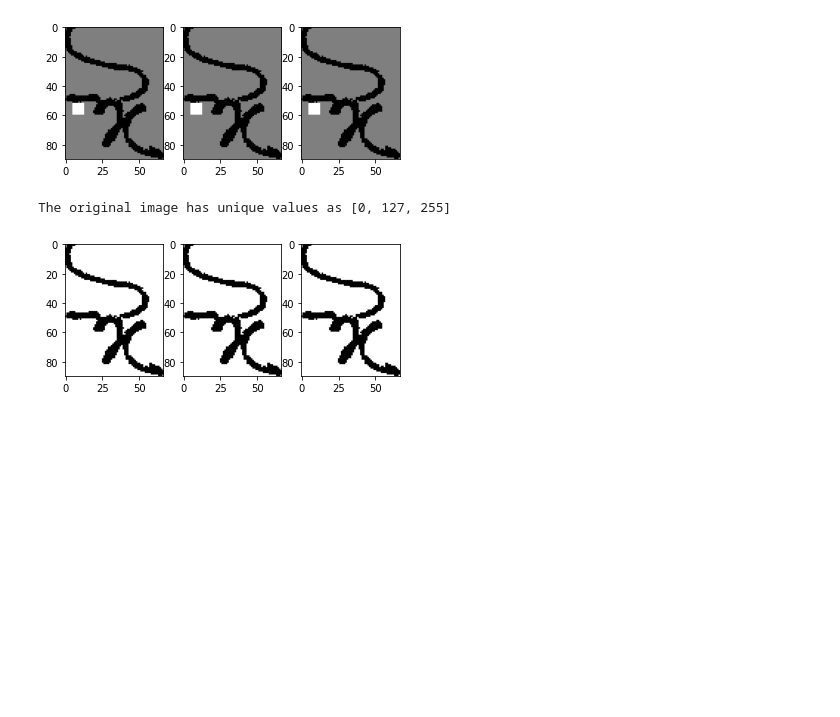
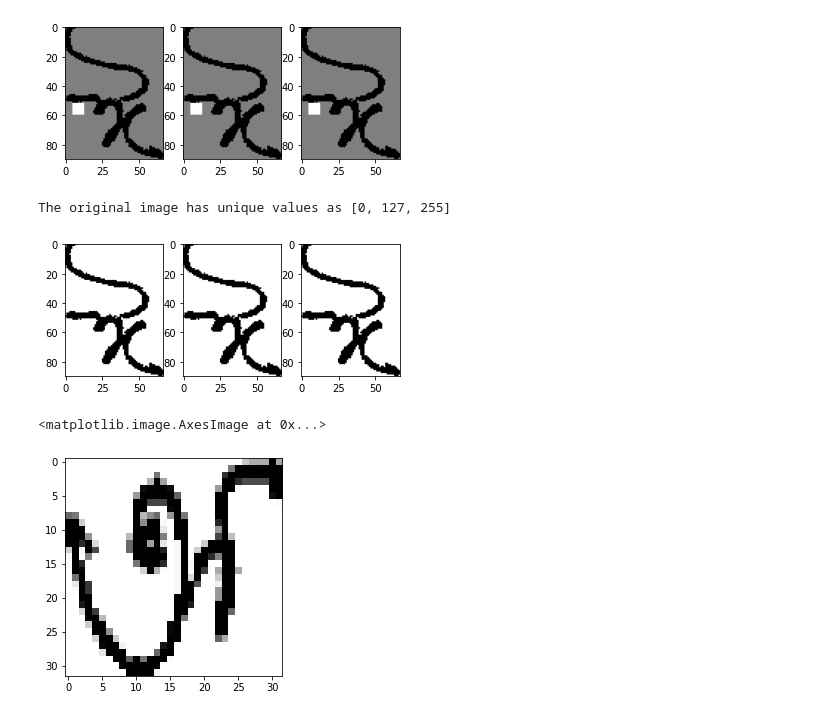
Before and after one commit to srdg/bangla-dl, a Jupyter notebook: PyTorch_Model.ipynb, the cells around one changed output. Cells and saved outputs as stored; diff of their text form; code cells hidden in the pictures; blank space fills up the shorter version.

```diff
--- a/PyTorch_Model.ipynb
+++ b/PyTorch_Model.ipynb
@@ -384,3 +413,19 @@ plt.show()
 [figure]
 The original image has unique values as [0, 127, 255]
 [figure]
+# %%
+transform = A.Compose([A.Resize(32,32)])
+
+img_file = train_files[0]
+img_arr = np.array(Image.open(img_file))[...,0]
+img_arr = img_arr[..., np.newaxis]
+
+transformed = transform(image=img_arr)
+img_arr = transformed["image"]
+img_arr = img_arr/255.0
+unique, counts = np.unique(img_arr, return_counts=True)
+img_hist = dict(zip(unique, counts))
+plt.imshow(np.squeeze(img_arr), cmap='gray')
+# %% [output]
+<matplotlib.image.AxesImage at 0x...>
+[figure, added]
```
Also changed, not shown: parts of 16 cells of this notebook.
